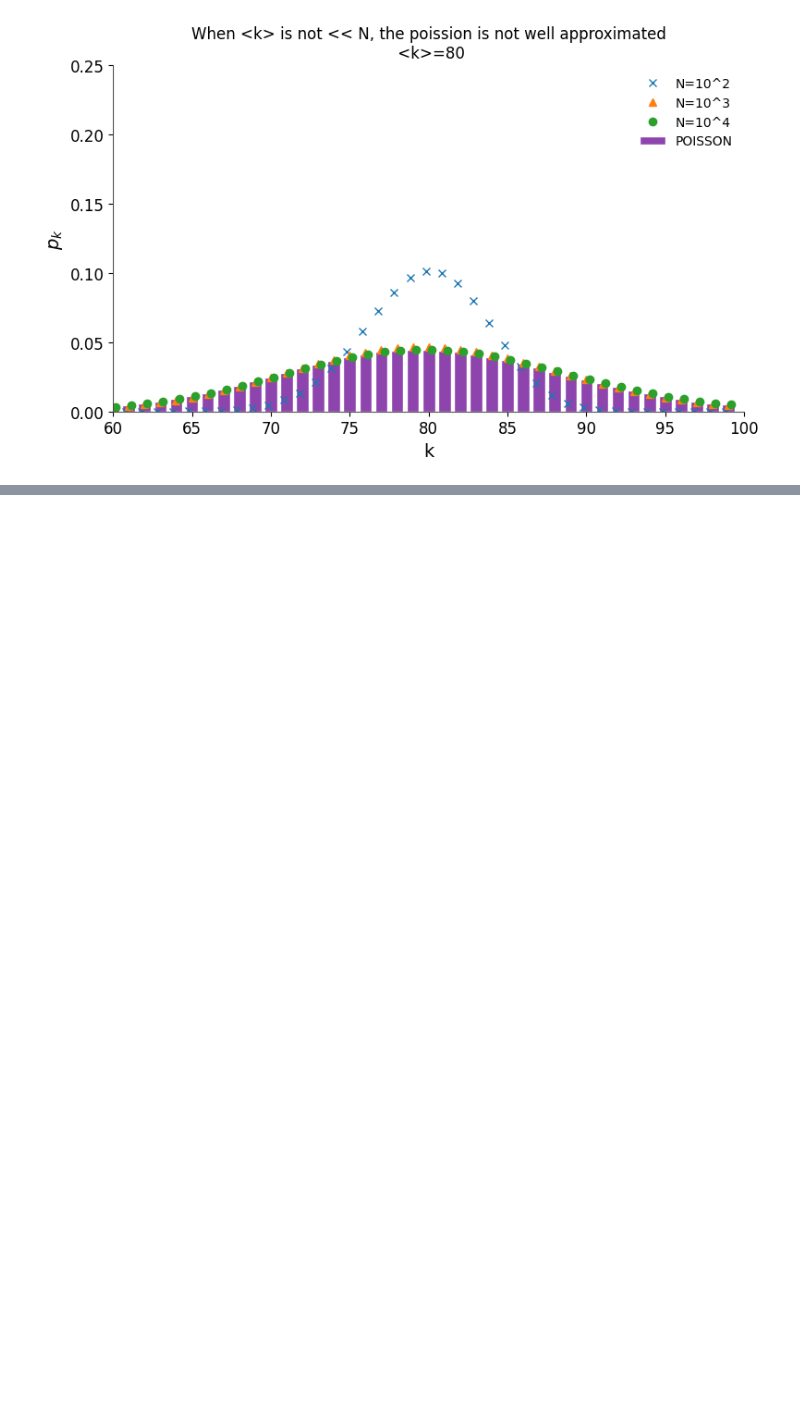
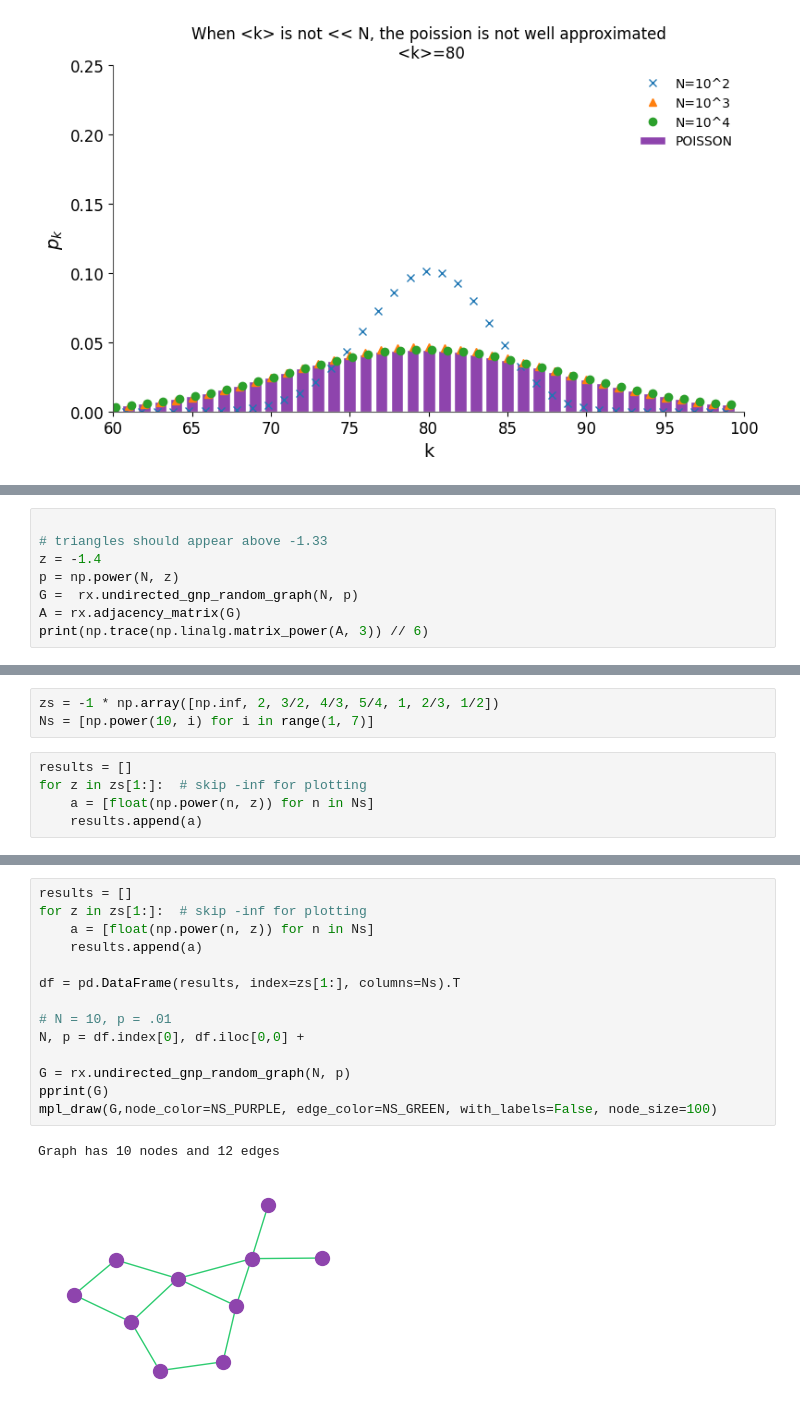
Before and after one commit to grogs84/networkscience, a Jupyter notebook: wip/rChapter3.ipynb, the cells around one changed output, grey strips where cells are left out. Saved outputs shown, nothing was run; the diff lists cells and outputs as text; blank space fills up the shorter version.

```diff
--- a/wip/rChapter3.ipynb
+++ b/wip/rChapter3.ipynb
@@ -405,0 +708,8 @@ plt.show()
+# %%
+
+# triangles should appear above -1.33
+z = -1.4
+p = np.power(N, z)
+G =  rx.undirected_gnp_random_graph(N, p)
+A = rx.adjacency_matrix(G)
+print(np.trace(np.linalg.matrix_power(A, 3)) // 6)
@@ -405,0 +748,8 @@ plt.show()
+# %%
+zs = -1 * np.array([np.inf, 2, 3/2, 4/3, 5/4, 1, 2/3, 1/2])
+Ns = [np.power(10, i) for i in range(1, 7)]
+# %%
+results = []
+for z in zs[1:]:  # skip -inf for plotting
+    a = [float(np.power(n, z)) for n in Ns]
+    results.append(a)
@@ -405,0 +766,17 @@ plt.show()
+# %%
+results = []
+for z in zs[1:]:  # skip -inf for plotting
+    a = [float(np.power(n, z)) for n in Ns]
+    results.append(a)
+
+df = pd.DataFrame(results, index=zs[1:], columns=Ns).T
+
+# N = 10, p = .01
+N, p = df.index[0], df.iloc[0,0] +
+
+G = rx.undirected_gnp_random_graph(N, p)
+pprint(G)
+mpl_draw(G,node_color=NS_PURPLE, edge_color=NS_GREEN, with_labels=False, node_size=100)
+# %% [output]
+Graph has 10 nodes and 12 edges
+[figure, added]
```
Also changed, not shown: parts of 31 cells of this notebook, 3 other files.
